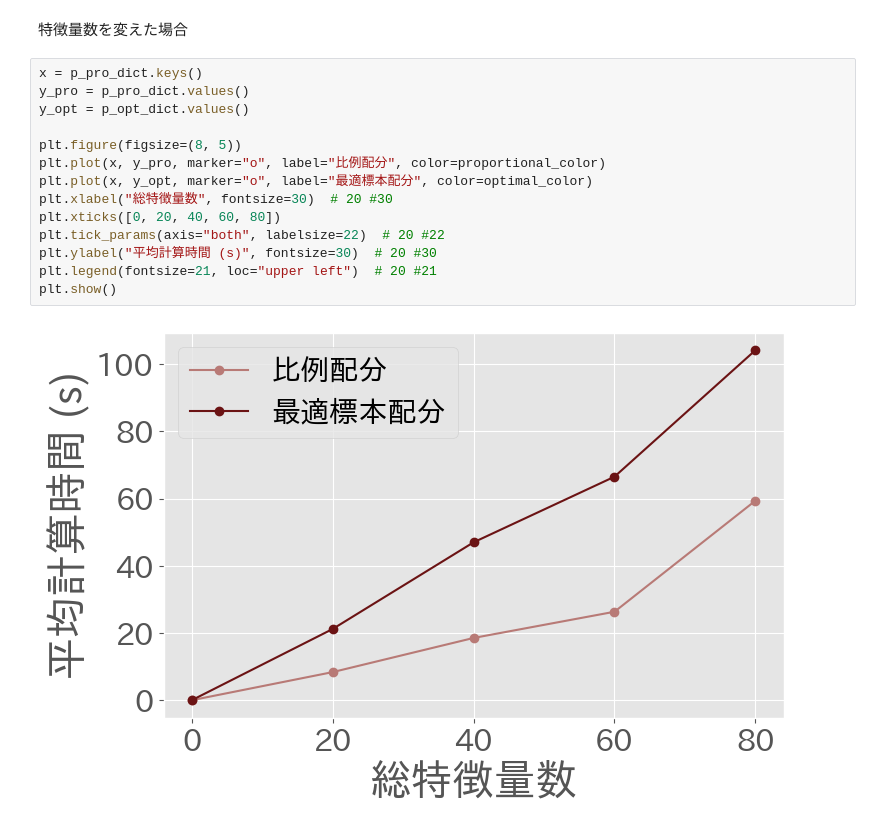
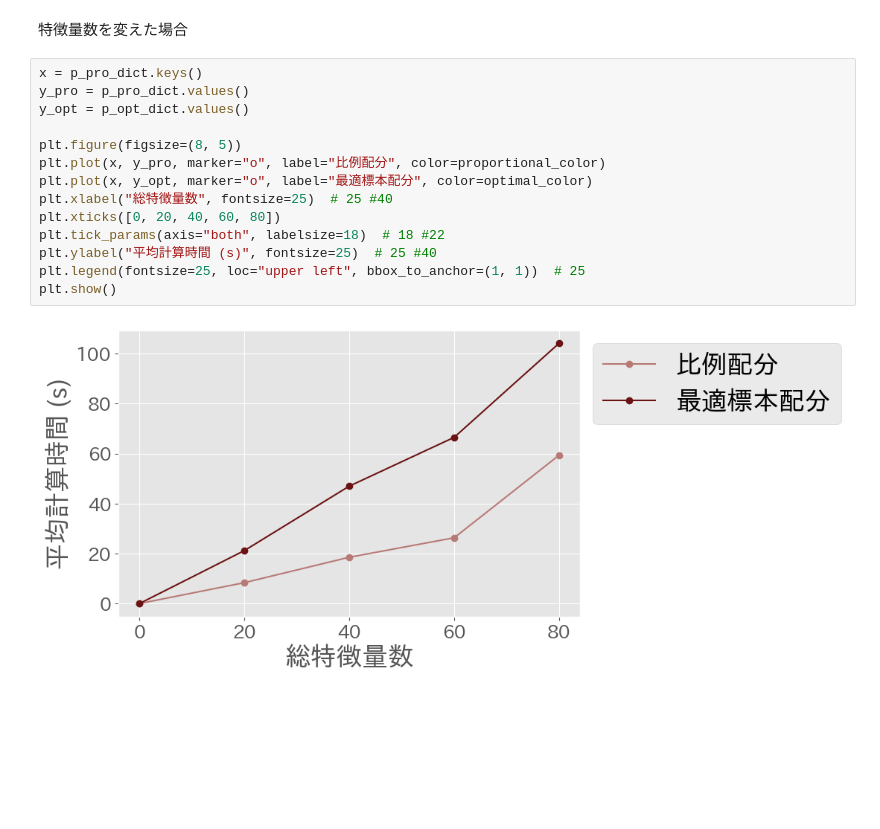
Before and after one commit to Monketu/ABtesting, a Jupyter notebook: notebook/確認用/結果の図用_計算時間.ipynb, the cells around one changed output. Saved outputs shown, nothing was run; the diff lists cells and outputs as text; blank space fills up the shorter version.

```diff
--- a/notebook/確認用/結果の図用_計算時間.ipynb
+++ b/notebook/確認用/結果の図用_計算時間.ipynb
@@ -922,16 +922,16 @@ plt.show()
 # %%
 x = p_pro_dict.keys()
 y_pro = p_pro_dict.values()
 y_opt = p_opt_dict.values()
 
 plt.figure(figsize=(8, 5))
 plt.plot(x, y_pro, marker="o", label="比例配分", color=proportional_color)
 plt.plot(x, y_opt, marker="o", label="最適標本配分", color=optimal_color)
-plt.xlabel("総特徴量数", fontsize=30)  # 20 #30
+plt.xlabel("総特徴量数", fontsize=25)  # 25 #40
 plt.xticks([0, 20, 40, 60, 80])
-plt.tick_params(axis="both", labelsize=22)  # 20 #22
-plt.ylabel("平均計算時間 (s)", fontsize=30)  # 20 #30
-plt.legend(fontsize=21, loc="upper left")  # 20 #21
+plt.tick_params(axis="both", labelsize=18)  # 18 #22
+plt.ylabel("平均計算時間 (s)", fontsize=25)  # 25 #40
+plt.legend(fontsize=25, loc="upper left", bbox_to_anchor=(1, 1))  # 25
 plt.show()
 # %% [output]
-[figure, old version]
+[figure, new version]
```
Also changed, not shown: parts of 1 cell of this notebook, 1 other file.
